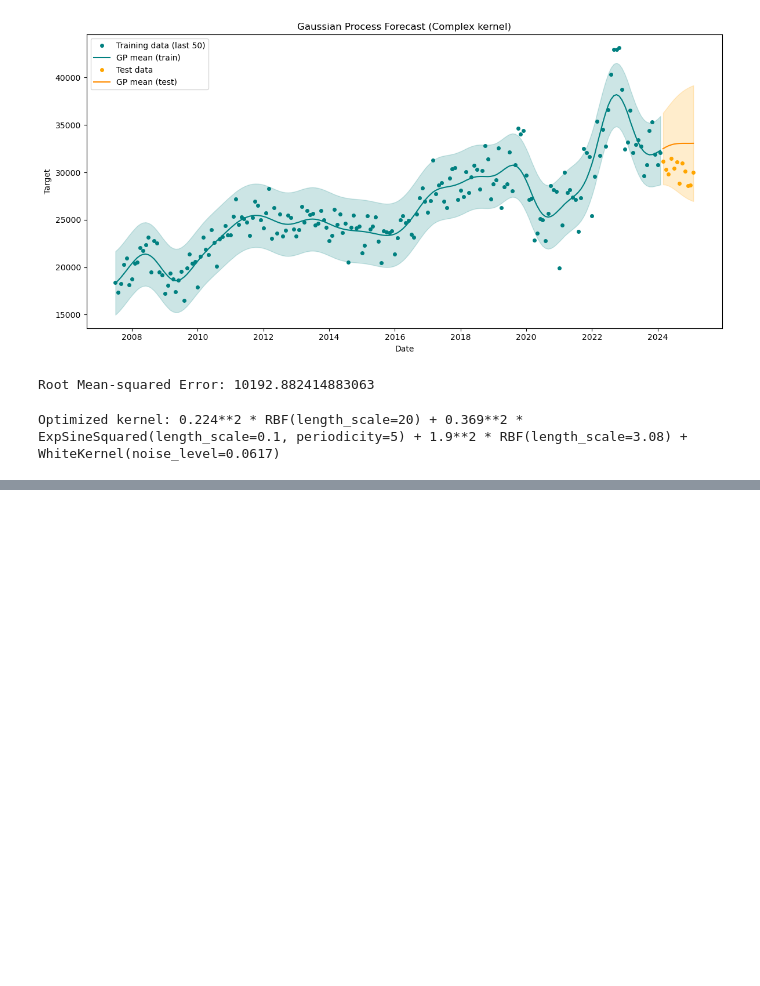
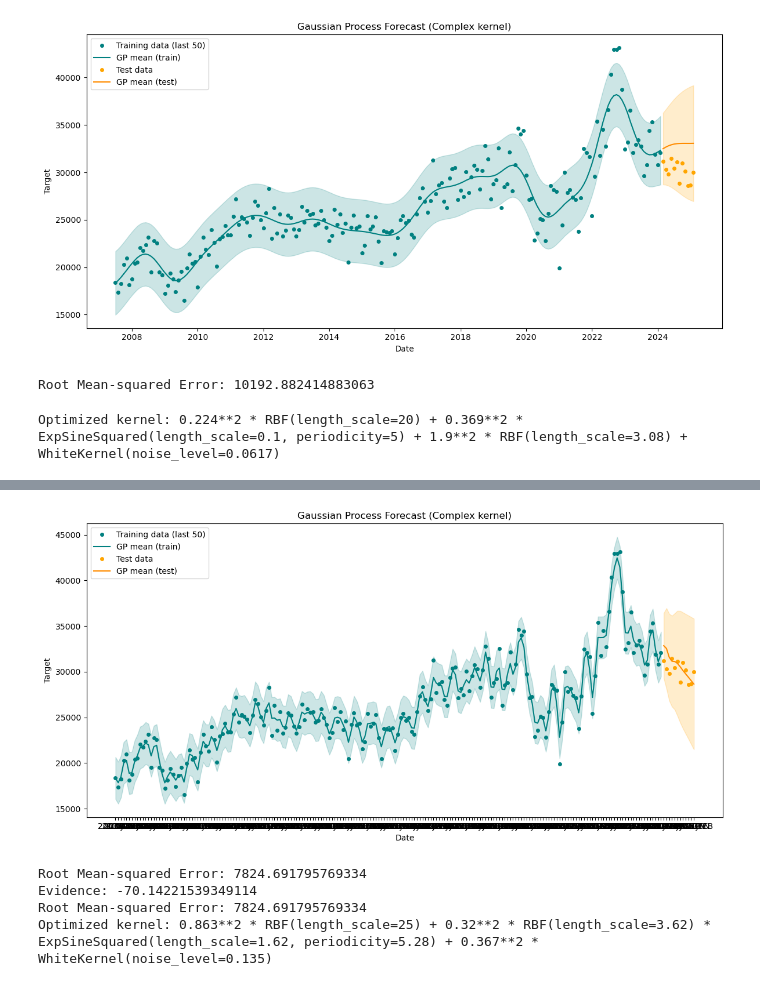
Before and after one commit to charlieollerenshaw/st451-project, a Jupyter notebook: tradebalanceregression.ipynb, the cells around one changed output, grey strips where cells are left out. Saved outputs shown, nothing was run; the diff lists cells and outputs as text; code cells hidden in the pictures; blank space fills up the shorter version.

```diff
--- a/tradebalanceregression.ipynb
+++ b/tradebalanceregression.ipynb
@@ -535,0 +837,70 @@ Increase the number of iterations (max_iter) or scale the data as shown in:
+# %%
+kernel = (1**2 * RBF(length_scale=15, length_scale_bounds= (3,25)) # Long term trend
+          + 1**2 * RBF(length_scale=1) * ExpSineSquared(length_scale=1, periodicity=12, periodicity_bounds=(4,8)) # Periodic Part
+          + 1**2 * WhiteKernel(noise_level=1) # Noise Part
+        )
+
+from sklearn.gaussian_process import GaussianProcessRegressor
+from sklearn.gaussian_process.kernels import RBF, ConstantKernel as C, ExpSineSquared, RationalQuadratic, WhiteKernel
+from sklearn.gaussian_process.kernels import DotProduct
+
+
+from sklearn.preprocessing import StandardScaler
+
+# Rescale time
+scaler = StandardScaler()
+X_train_numeric_scaled = scaler.fit_transform(X_train_numeric)
+X_test_numeric_scaled = scaler.transform(X_test_numeric)
+
+# Fit GP with hyperparameter optimization
+gpr = GaussianProcessRegressor(kernel=kernel, alpha=1e-2, n_restarts_optimizer=10, normalize_y=True)
+gpr.fit(X_train_numeric, Y_train)
+
+# Select last 50 training points
+n_last = 200
+X_train_last = X_train[-n_last:]
+Y_train_last = Y_train[-n_last:]
+X_train_numeric_scaled_last = X_train_numeric[-n_last:]
+
+# Predict
+y_pred_train, y_std_train = gpr.predict(X_train_numeric_scaled_last, return_std=True)
+y_pred_test, y_std_test = gpr.predict(X_test_numeric, return_std=True)
+
+# Confidence intervals
+y_lower_train = y_pred_train - 1.96 * y_std_train
+y_upper_train = y_pred_train + 1.96 * y_std_train
+y_lower_test = y_pred_test - 1.96 * y_std_test
+y_upper_test = y_pred_test + 1.96 * y_std_test
+
+# Plot
+plt.figure(figsize=(12, 6))
+plt.plot(X_train_last, Y_train_last, 'o', label='Training data (last 50)', markersize=4, color='teal')
+plt.fill_between(X_train_last, y_lower_train, y_upper_train, color='teal', alpha=0.2)
+plt.plot(X_train_last, y_pred_train, '-', color='teal', label='GP mean (train)')
+
+plt.plot(X_test, Y_test, 'o', label='Test data', markersize=4, color='orange')
+plt.plot(X_test, y_pred_test, '-', color='darkorange', label='GP mean (test)')
+plt.fill_between(X_test, y_lower_test, y_upper_test, color='orange', alpha=0.2)
+
+plt.title('Gaussian Process Forecast (Complex kernel)')
+plt.xlabel('Date')
+plt.ylabel('Target')
+plt.legend()
+plt.tight_layout()
+plt.show()
+
+rmse = (np.mean((Y_pred-y_pred_test)**2))**0.5
+print('Root Mean-squared Error:', rmse)
+
+loglik= gpr.log_marginal_likelihood_value_
+print('Evidence:', loglik)
+rmse = (np.mean((Y_pred-y_pred_test)**2))**0.5
+print('Root Mean-squared Error:', rmse)
+# After fitting the model
+print("Optimized kernel:", gpr.kernel_)
+# %% [output]
+[figure, added]
+Root Mean-squared Error: 7824.691795769334
+Evidence: -70.14221539349114
+Root Mean-squared Error: 7824.691795769334
+Optimized kernel: 0.863**2 * RBF(length_scale=25) + 0.32**2 * RBF(length_scale=3.62) * ExpSineSquared(length_scale=1.62, periodicity=5.28) + 0.367**2 * WhiteKernel(noise_level=0.135)
```
Also changed, not shown: parts of 7 cells of this notebook.
